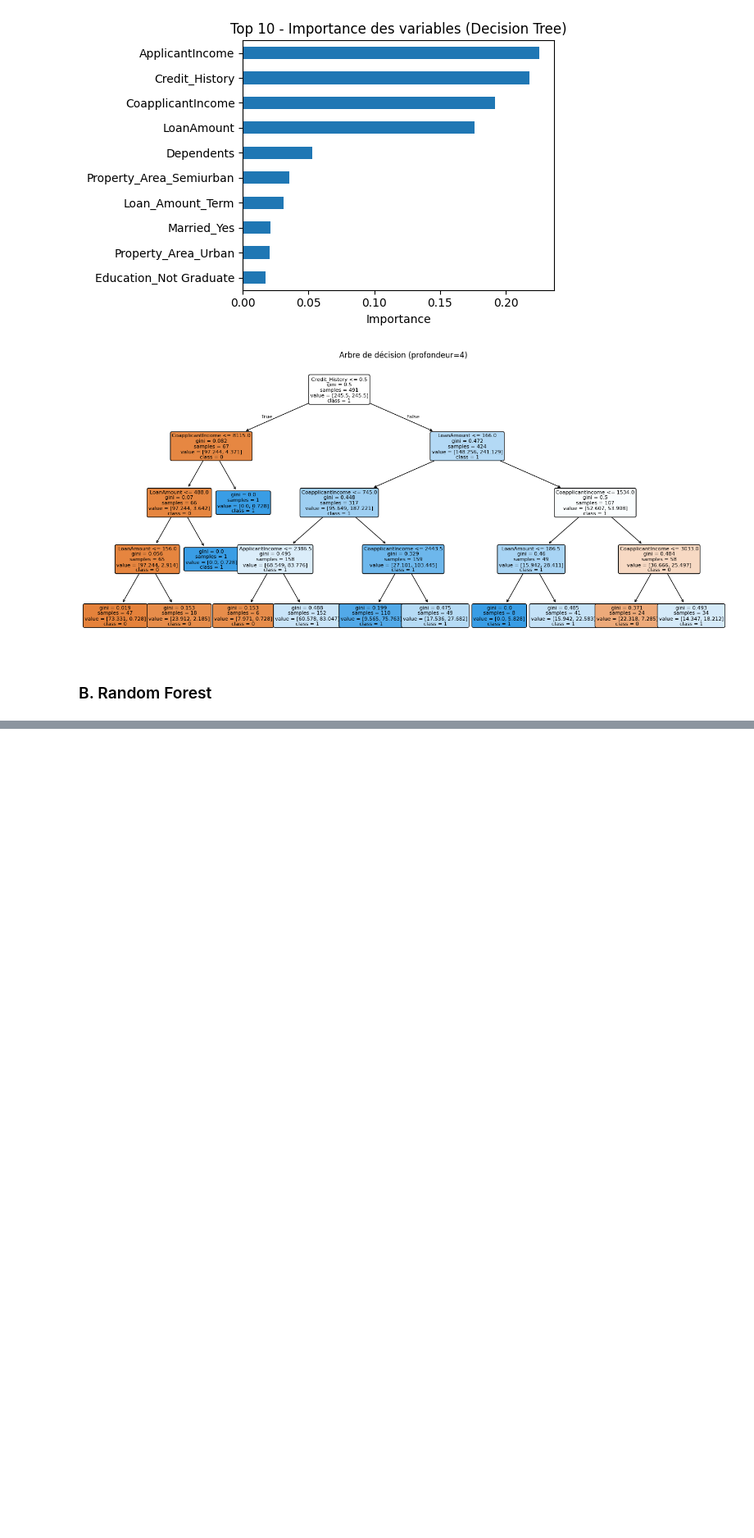
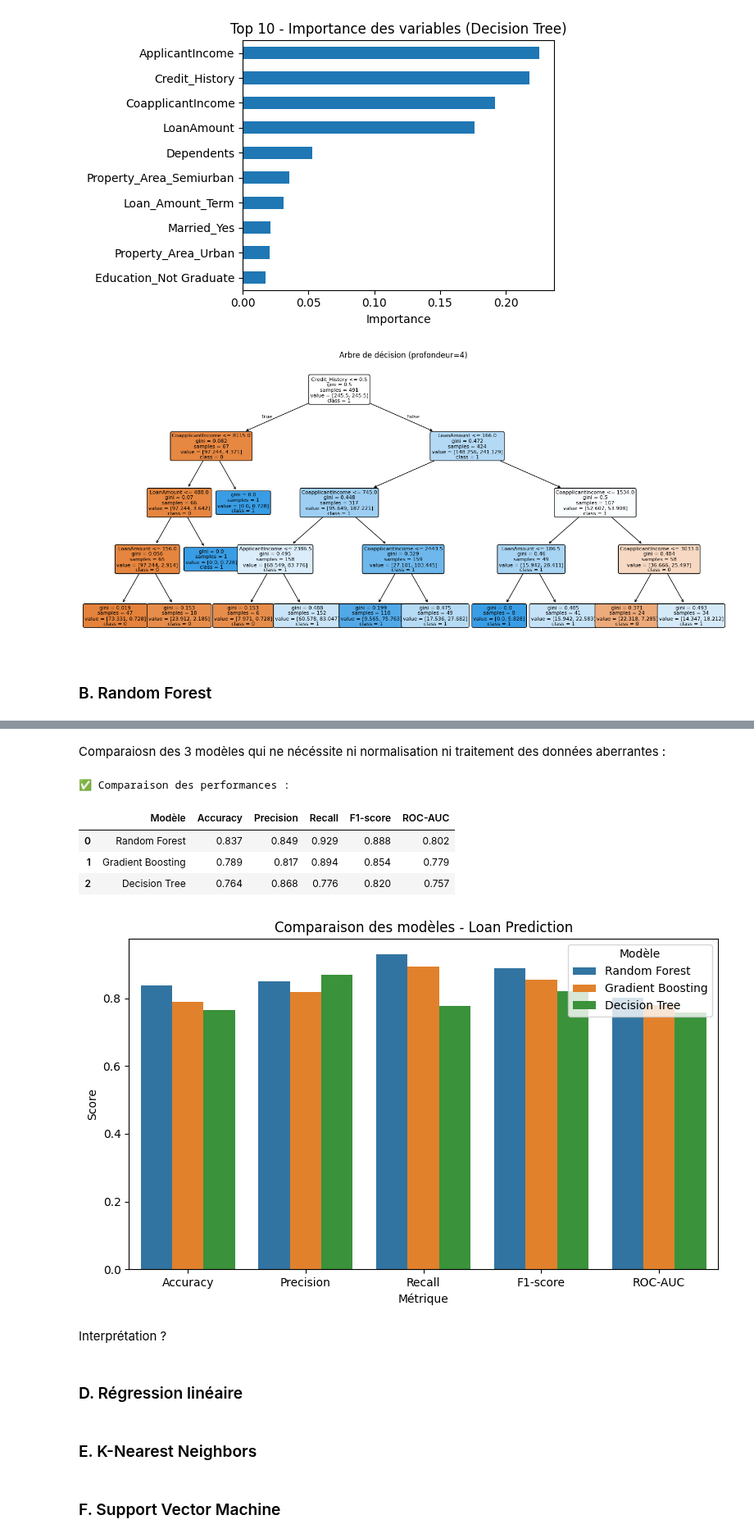
Before and after one commit to ach224/Prediction_eligibilite_pret_bancaire, a Jupyter notebook: Modelisation_Aicha.ipynb, the cells around one changed output, grey strips where cells are left out. Shown at 82% size. Cells and saved outputs as stored; diff of their text form; code cells hidden in the pictures; blank space fills up the shorter version.

```diff
--- a/Modelisation_Aicha.ipynb
+++ b/Modelisation_Aicha.ipynb
@@ -265,0 +393,74 @@ plt.show()
+# %% [markdown]
+Comparaiosn des 3 modèles qui ne nécéssite ni normalisation ni traitement des données aberrantes :
+# %%
+# =====================================================
+# COMPARAISON DES TROIS MODÈLES
+# =====================================================
+
+# ⚠️ Assure-toi d'avoir déjà ces objets :
+# dt  → ton DecisionTreeClassifier entraîné
+# rf  → ton RandomForestClassifier entraîné
+# gb  → ton GradientBoostingClassifier (ou xgb si tu as utilisé XGBoost)
+
+models = {
+    "Decision Tree": dt,
+    "Random Forest": rf,
+    "Gradient Boosting": gb  # ou "XGBoost": xgb
+}
+
+results = []
+
+for name, model in models.items():
+    # Certaines variantes (ex: xgb) ont besoin d'une gestion particulière
+    try:
+        y_pred  = model.predict(X_test)
+        y_proba = model.predict_proba(X_test)[:, 1]
+    except:
+        # Cas rare : certains modèles ne fournissent pas predict_proba
+        y_pred = model.predict(X_test)
+        y_proba = None
+
+    # Calcul des métriques
+    result = {
+        "Modèle": name,
+        "Accuracy": accuracy_score(y_test, y_pred),
+        "Precision": precision_score(y_test, y_pred),
+        "Recall": recall_score(y_test, y_pred),
+        "F1-score": f1_score(y_test, y_pred),
+        "ROC-AUC": roc_auc_score(y_test, y_proba) if y_proba is not None else None
+    }
+    results.append(result)
+
+# Conversion en DataFrame
+comparison_df = pd.DataFrame(results).sort_values(by="ROC-AUC", ascending=False).reset_index(drop=True)
+
+# Affichage
+print("✅ Comparaison des performances :")
+display(comparison_df.round(3))
+
+# =====================================================
+# VISUALISATION
+# =====================================================
+
+plt.figure(figsize=(8,5))
+sns.barplot(data=comparison_df.melt(id_vars="Modèle", var_name="Métrique", value_name="Score"),
+            x="Métrique", y="Score", hue="Modèle")
+plt.title("Comparaison des modèles - Loan Prediction")
+plt.legend(title="Modèle")
+plt.tight_layout()
+plt.show()
+# %% [output]
+✅ Comparaison des performances :
+|  | Modèle | Accuracy | Precision | Recall | F1-score | ROC-AUC |
+| 0 | Random Forest | 0.837 | 0.849 | 0.929 | 0.888 | 0.802 |
+| 1 | Gradient Boosting | 0.789 | 0.817 | 0.894 | 0.854 | 0.779 |
+| 2 | Decision Tree | 0.764 | 0.868 | 0.776 | 0.820 | 0.757 |
+[figure, added]
+# %% [markdown]
+Interprétation ?
+# %% [markdown]
+### D. Régression linéaire
+# %% [markdown]
+### E. K-Nearest Neighbors
+# %% [markdown]
+### F. Support Vector Machine
```
Also changed, not shown: parts of 5 cells of this notebook.
